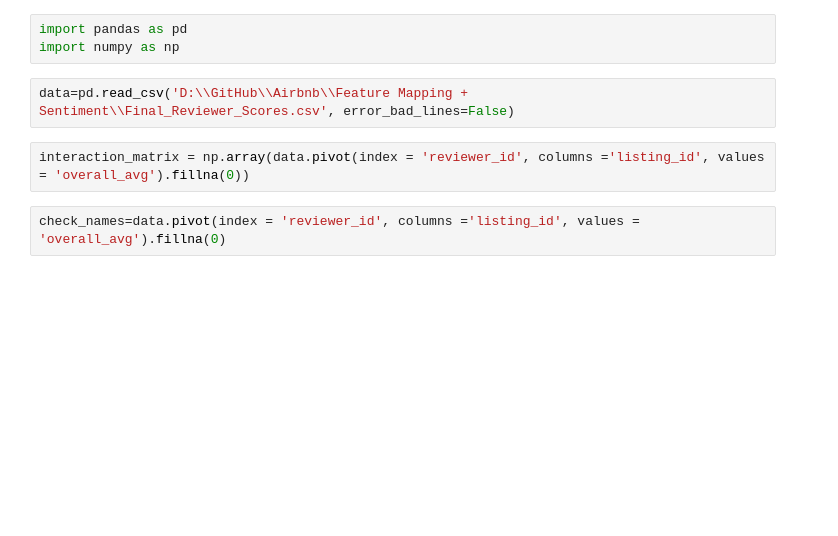
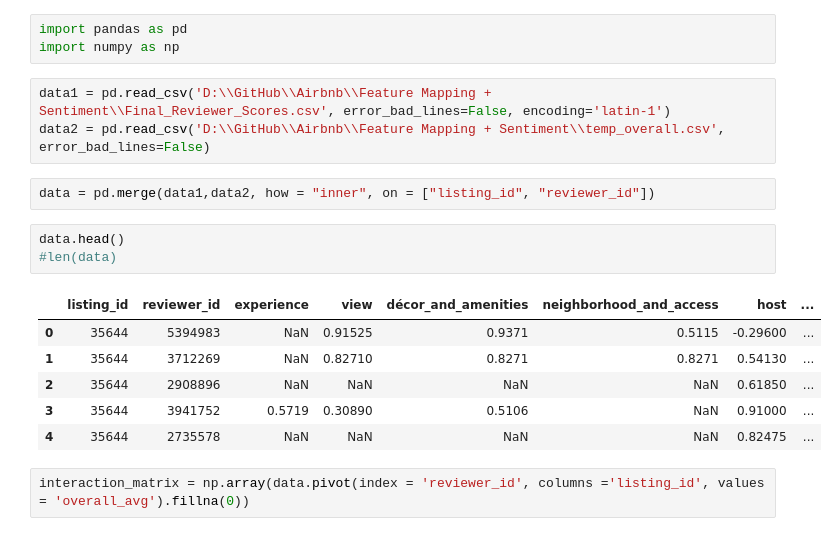
Before and after one commit to itsmemala/Airbnb, a Jupyter notebook: Recommendation/LightFM.ipynb, the cells around one changed output. Saved outputs shown, nothing was run; the diff lists cells and outputs as text; blank space fills up the shorter version.

```diff
--- a/Recommendation/LightFM.ipynb
+++ b/Recommendation/LightFM.ipynb
@@ -2,8 +2,19 @@
 import pandas as pd
 import numpy as np
 # %%
-data=pd.read_csv('D:\\GitHub\\Airbnb\\Feature Mapping + Sentiment\\Final_Reviewer_Scores.csv', error_bad_lines=False)
+data1 = pd.read_csv('D:\\GitHub\\Airbnb\\Feature Mapping + Sentiment\\Final_Reviewer_Scores.csv', error_bad_lines=False, encoding='latin-1')
+data2 = pd.read_csv('D:\\GitHub\\Airbnb\\Feature Mapping + Sentiment\\temp_overall.csv', error_bad_lines=False)
+# %%
+data = pd.merge(data1,data2, how = "inner", on = ["listing_id", "reviewer_id"])
+# %%
+data.head()
+#len(data)
+# %% [output]
+|  | listing_id | reviewer_id | experience | view | décor_and_amenities | neighborhood_and_access | host | ... |
+| 0 | 35644 | 5394983 | NaN | 0.91525 | 0.9371 | 0.5115 | -0.29600 | ... |
+| 1 | 35644 | 3712269 | NaN | 0.82710 | 0.8271 | 0.8271 | 0.54130 | ... |
+| 2 | 35644 | 2908896 | NaN | NaN | NaN | NaN | 0.61850 | ... |
+| 3 | 35644 | 3941752 | 0.5719 | 0.30890 | 0.5106 | NaN | 0.91000 | ... |
+| 4 | 35644 | 2735578 | NaN | NaN | NaN | NaN | 0.82475 | ... |
 # %%
 interaction_matrix = np.array(data.pivot(index = 'reviewer_id', columns ='listing_id', values = 'overall_avg').fillna(0))
-# %%
-check_names=data.pivot(index = 'reviewer_id', columns ='listing_id', values = 'overall_avg').fillna(0)
```
Also changed, not shown: parts of 13 cells of this notebook, 2 other files.
